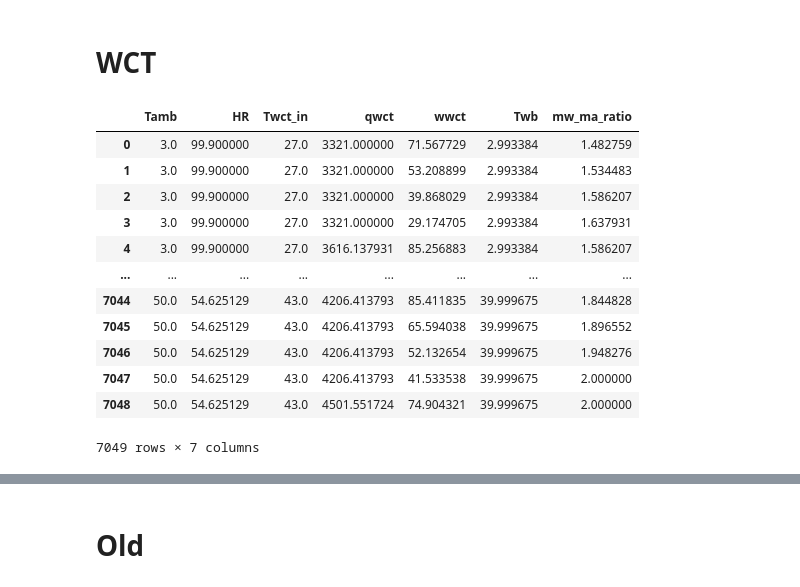
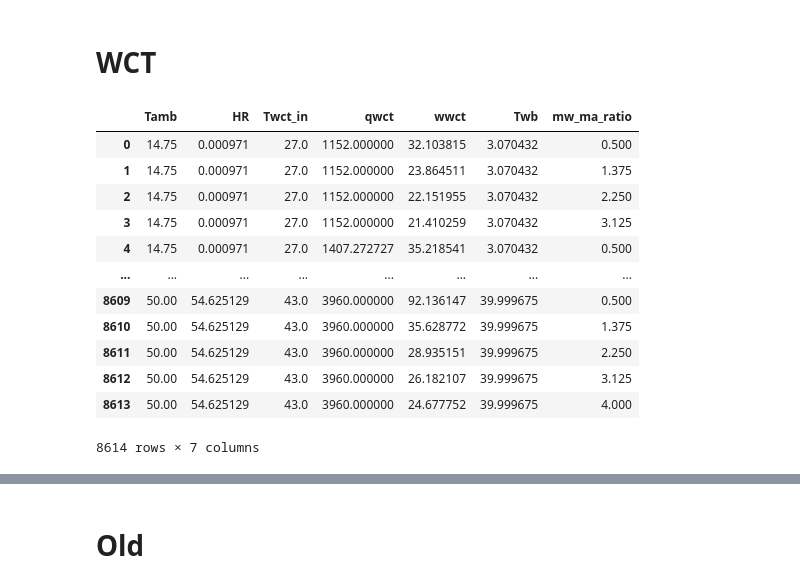
Before and after one commit to juan11iguel/SOLhycool, a Jupyter notebook: modeling/notebooks/model_inputs_exploration.ipynb, the cells around one changed output, grey strips where cells are left out. Drawn from its saved outputs; the diff is of its cells as text; code cells hidden in the pictures.

Commit message:
new samples after actually upgrading package

```diff
--- a/modeling/notebooks/model_inputs_exploration.ipynb
+++ b/modeling/notebooks/model_inputs_exploration.ipynb
@@ -33,12 +33,12 @@ case_studies_dict = {
     },
     "andasol_90MW": {
         "system_id": "andasol", # For fan speed to air flow correlation
-        "n_wct": 3,
-        "n_mw_ma_ratio": 30,
-        "mw_ma_ratio": (0.5, 2),
-        "n_deltaTwb_Tin": 10,
-        "n_qwct": 30,
-        "qwct": (3321, 11880), # (1107, 3960), # Operating range of a single tower (there should be 3 towers)
+        "n_mw_ma_ratio": 5,
+        "mw_ma_ratio": (0.5, 4),
+        "n_deltaTwb_Tin": 5,
+        "n_qwct": 12,
+        "wwct": (20, 100),
+        "qwct": (1152, 3960), # Operating range of a single tower (there should be 3 towers)
     }
 }
 
@@ -154,7 +154,7 @@ fig
 # %%
 # New approach, directly generate the samples given ranges and a resolution for the inputs
 
-def get_temperature_and_humidity_values(Twb: float, Tamb_max: float = 50, n_samples_max: int = 10, deltaTmin: float = 1.0 ) -> tuple[np.ndarray, np.ndarray]:
+def get_temperature_and_humidity_values(Twb: float, Tamb_max: float = 50, n_samples_max: int = 5, deltaTmin: float = 1.0 ) -> tuple[np.ndarray, np.ndarray]:
     """
     Generate temperature and humidity values based on the wet bulb temperature (Twb) and maximum ambient temperature (Tamb_max).
     The function calculates the ambient temperature (Tamb) and relative humidity (HR) values based on the given Twb.
@@ -165,7 +165,7 @@ def get_temperature_and_humidity_values(Twb: float, Tamb_max: float = 50, n_samp
     n_samples = min(int((Tamb_max - Twb) / deltaTmin), n_samples_max)
 
     Tamb = np.linspace(Twb, Tamb_max, n_samples)
-    HR = np.minimum(get_HR(Tamb, np.full(n_samples,Twb), np.full(n_samples, 101325)), 0.999)
+    HR = np.minimum(get_HR(Tamb, np.full(n_samples,Twb), np.full(n_samples, 101325)), 0.95)
     # Filter out invalid values
     Twb_ = get_Twb(Tamb, HR, np.full(len(Tamb), 101325))
 
@@ -176,9 +176,9 @@ class ModelInputsRange:
     Twb: tuple[float, float] = (3., 40.)
     deltaTwb_Tin: tuple[float, float] = (3., 30.)
     Twct_in: tuple[float, float] = (25., 45.)
-    qwct: tuple[float, float] = field(default_factory=lambda: (6.*params["n_wct"], 24.*params["n_wct"]))
+    qwct: tuple[float, float] = (6, 24)
     wwct: tuple[float, float] = (21.0, 93.4161)
-    mw_ma_ratio: tuple[float, float] = (0.5, 5.)
+    mw_ma_ratio: tuple[float, float] = (0.5, 4.)
 
 @dataclass
 class NumInputUpdates:
@@ -263,42 +263,57 @@ model_inputs = ModelInputs.initialize(
         # wwct=(0, 100)
     ),
     num_input_updates=NumInputUpdates(
         mw_ma_ratio=params.get("n_mw_ma_ratio", NumInputUpdates.mw_ma_ratio),
         qwct=params.get("n_qwct", NumInputUpdates.qwct),
     )
 )
 
 # From model inputs, compute Twb, mw/ma
 ma_kgs = np.array(cc_model.fan_speed_to_air_mass_flow_rate_fit(model_inputs.wwct, params["system_id"])[0])
 
 additional_inputs_dict = {
     "Twb": np.array(
         get_Twb(model_inputs.Tamb, model_inputs.HR/100, np.full(len(model_inputs.Tamb), 101325))
     ),
     "mw_ma_ratio": np.array([model_inputs.qwct / (ma_kgs * 3.6)]).reshape(-1)
 }
 
 output_dict = {
     **asdict(model_inputs),
     **additional_inputs_dict,
 }
 df = pd.DataFrame(output_dict)
 
 display(df)
 
 df.to_csv(output_path)
 logger.info(f"{len(df)} samples generated and saved at {output_path}")
+
+rename_dict = {
+    "Tamb": "T<sub>amb</sub>",
+    "Twct_in": "T<sub>wct,in</sub>",
+    "qwct": "q<sub>wct</sub>",
+    "wwct": "ω<sub>wct</sub>",
+    "Twb": "T<sub>wb</sub>",
+    "mw_ma_ratio": "ṁ<sub>w</sub>/ṁ<sub>ma</sub>"
+}
+df.rename(columns=rename_dict, inplace=True)
+
+fig = plot_samples(df, Ncols=len(df.columns))
+fig.update_layout(width=1000)
+
+fig.show()
 # %% [output]
 |  | Tamb | HR | Twct_in | qwct | wwct | Twb | mw_ma_ratio |
-| 0 | 3.0 | 99.900000 | 27.0 | 3321.000000 | 71.567729 | 2.993384 | 1.482759 |
-| 1 | 3.0 | 99.900000 | 27.0 | 3321.000000 | 53.208899 | 2.993384 | 1.534483 |
-| 2 | 3.0 | 99.900000 | 27.0 | 3321.000000 | 39.868029 | 2.993384 | 1.586207 |
-| 3 | 3.0 | 99.900000 | 27.0 | 3321.000000 | 29.174705 | 2.993384 | 1.637931 |
-| 4 | 3.0 | 99.900000 | 27.0 | 3616.137931 | 85.256883 | 2.993384 | 1.586207 |
+| 0 | 14.75 | 0.000971 | 27.0 | 1152.000000 | 32.103815 | 3.070432 | 0.500 |
+| 1 | 14.75 | 0.000971 | 27.0 | 1152.000000 | 23.864511 | 3.070432 | 1.375 |
+| 2 | 14.75 | 0.000971 | 27.0 | 1152.000000 | 22.151955 | 3.070432 | 2.250 |
+| 3 | 14.75 | 0.000971 | 27.0 | 1152.000000 | 21.410259 | 3.070432 | 3.125 |
+| 4 | 14.75 | 0.000971 | 27.0 | 1407.272727 | 35.218541 | 3.070432 | 0.500 |
 | ... | ... | ... | ... | ... | ... | ... | ... |
-| 7044 | 50.0 | 54.625129 | 43.0 | 4206.413793 | 85.411835 | 39.999675 | 1.844828 |
-| 7045 | 50.0 | 54.625129 | 43.0 | 4206.413793 | 65.594038 | 39.999675 | 1.896552 |
-| 7046 | 50.0 | 54.625129 | 43.0 | 4206.413793 | 52.132654 | 39.999675 | 1.948276 |
-| 7047 | 50.0 | 54.625129 | 43.0 | 4206.413793 | 41.533538 | 39.999675 | 2.000000 |
-| 7048 | 50.0 | 54.625129 | 43.0 | 4501.551724 | 74.904321 | 39.999675 | 2.000000 |
+| 8609 | 50.00 | 54.625129 | 43.0 | 3960.000000 | 92.136147 | 39.999675 | 0.500 |
+| 8610 | 50.00 | 54.625129 | 43.0 | 3960.000000 | 35.628772 | 39.999675 | 1.375 |
+| 8611 | 50.00 | 54.625129 | 43.0 | 3960.000000 | 28.935151 | 39.999675 | 2.250 |
+| 8612 | 50.00 | 54.625129 | 43.0 | 3960.000000 | 26.182107 | 39.999675 | 3.125 |
+| 8613 | 50.00 | 54.625129 | 43.0 | 3960.000000 | 24.677752 | 39.999675 | 4.000 |
-7049 rows × 7 columns
+8614 rows × 7 columns
```
Also changed, not shown: parts of 2 cells of this notebook, 3 other files.
